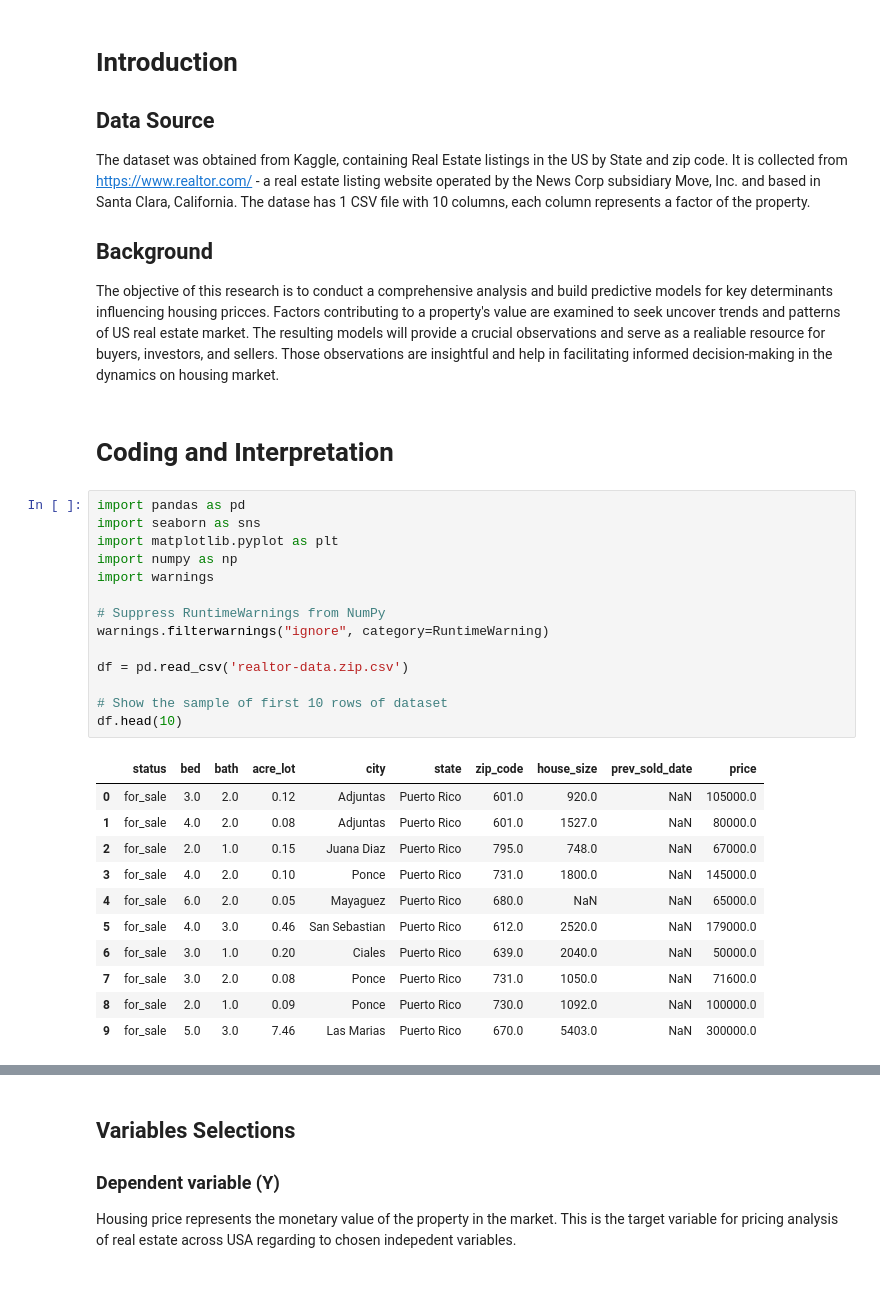
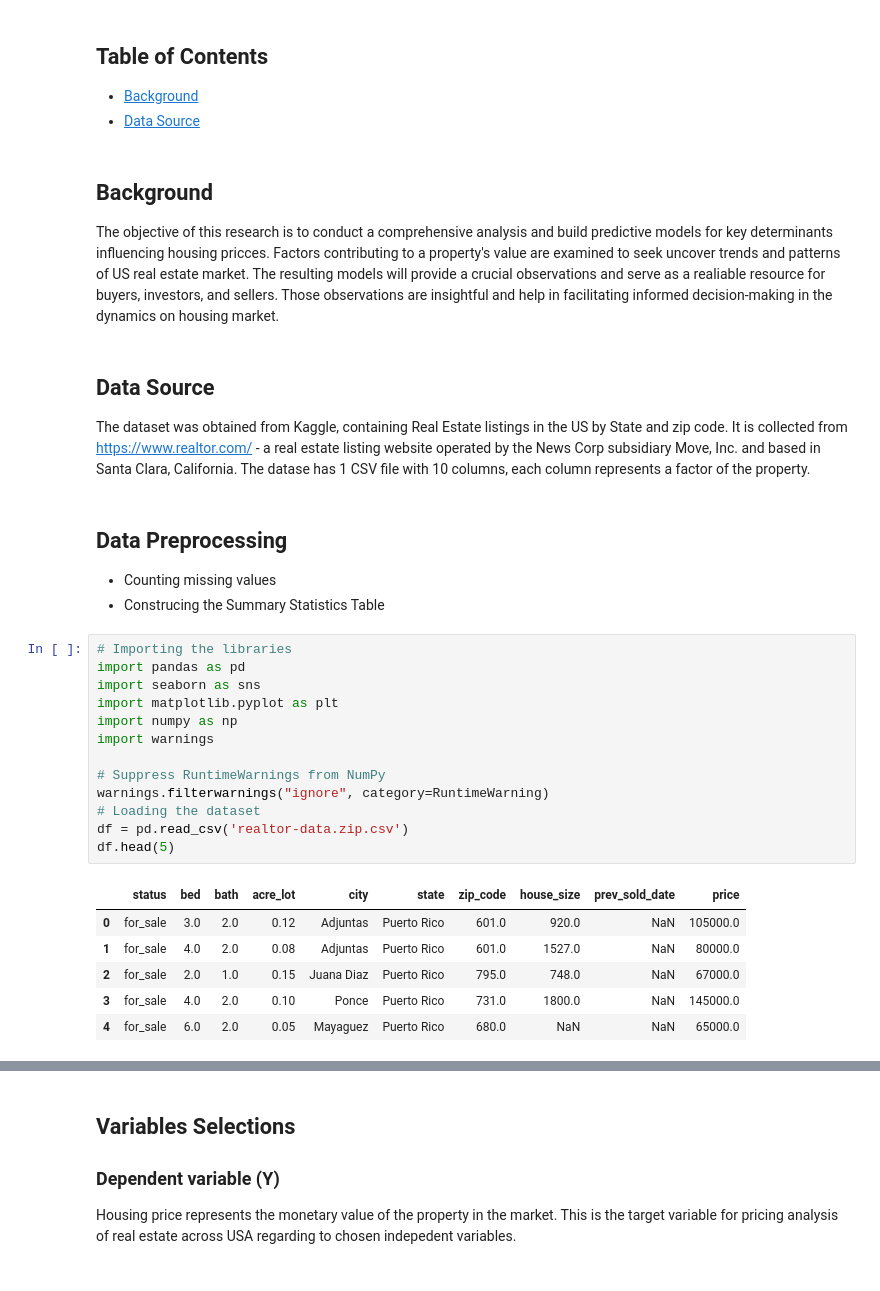
Before and after one commit to hanhhieudao/ECO225, a Jupyter notebook: project 1/ProjectOne.ipynb, the cells around one changed output, grey strips where cells are left out. Saved outputs shown, nothing was run; the diff lists cells and outputs as text.

```diff
--- a/project 1/How does the size of houses influence their market prices across different states of America.ipynb
+++ b/project 1/ProjectOne.ipynb
@@ -1,36 +3,34 @@
+# %% [markdown]
+## Table of Contents
+- [Background](Background)
+- [Data Source](#Data-Source)
 # %% [markdown]
-# Introduction
-
-## Data Source
-The dataset was obtained from Kaggle, containing Real Estate listings in the US by State and zip code. It is collected from https://www.realtor.com/ - a real estate listing website operated by the News Corp subsidiary Move, Inc. and based in Santa Clara, California. The datase has 1 CSV file with 10 columns, each column represents a factor of the property.
-
 ## Background
 The objective of this research is to conduct a comprehensive analysis and build predictive models for key determinants influencing housing pricces. Factors contributing to a property's value are examined to seek uncover trends and patterns of US real estate market. The resulting models will provide a crucial observations and serve as a realiable resource for buyers, investors, and sellers. Those observations are insightful and help in facilitating informed decision-making in the dynamics on housing market.
-# %% [markdown]
-# Coding and Interpretation
+# %% [markdown]
+## Data Source
+The dataset was obtained from Kaggle, containing Real Estate listings in the US by State and zip code. It is collected from https://www.realtor.com/ - a real estate listing website operated by the News Corp subsidiary Move, Inc. and based in Santa Clara, California. The datase has 1 CSV file with 10 columns, each column represents a factor of the property.
+# %% [markdown]
+## Data Preprocessing
+- Counting missing values
+- Construcing the Summary Statistics Table
 # %%
+# Importing the libraries
 import pandas as pd
 import seaborn as sns
 import matplotlib.pyplot as plt
 import numpy as np
 import warnings
 
 # Suppress RuntimeWarnings from NumPy
 warnings.filterwarnings("ignore", category=RuntimeWarning)
-
+# Loading the dataset
 df = pd.read_csv('realtor-data.zip.csv')
-
-# Show the sample of first 10 rows of dataset
-df.head(10)
+df.head(5)
 # %% [output]
 |  | status | bed | bath | acre_lot | city | state | zip_code | house_size | prev_sold_date | price |
 | 0 | for_sale | 3.0 | 2.0 | 0.12 | Adjuntas | Puerto Rico | 601.0 | 920.0 | NaN | 105000.0 |
 | 1 | for_sale | 4.0 | 2.0 | 0.08 | Adjuntas | Puerto Rico | 601.0 | 1527.0 | NaN | 80000.0 |
 | 2 | for_sale | 2.0 | 1.0 | 0.15 | Juana Diaz | Puerto Rico | 795.0 | 748.0 | NaN | 67000.0 |
 | 3 | for_sale | 4.0 | 2.0 | 0.10 | Ponce | Puerto Rico | 731.0 | 1800.0 | NaN | 145000.0 |
 | 4 | for_sale | 6.0 | 2.0 | 0.05 | Mayaguez | Puerto Rico | 680.0 | NaN | NaN | 65000.0 |
-| 5 | for_sale | 4.0 | 3.0 | 0.46 | San Sebastian | Puerto Rico | 612.0 | 2520.0 | NaN | 179000.0 |
-| 6 | for_sale | 3.0 | 1.0 | 0.20 | Ciales | Puerto Rico | 639.0 | 2040.0 | NaN | 50000.0 |
-| 7 | for_sale | 3.0 | 2.0 | 0.08 | Ponce | Puerto Rico | 731.0 | 1050.0 | NaN | 71600.0 |
-| 8 | for_sale | 2.0 | 1.0 | 0.09 | Ponce | Puerto Rico | 730.0 | 1092.0 | NaN | 100000.0 |
-| 9 | for_sale | 5.0 | 3.0 | 7.46 | Las Marias | Puerto Rico | 670.0 | 5403.0 | NaN | 300000.0 |
```
Also changed, not shown: parts of 7 cells of this notebook, 3 other files.
